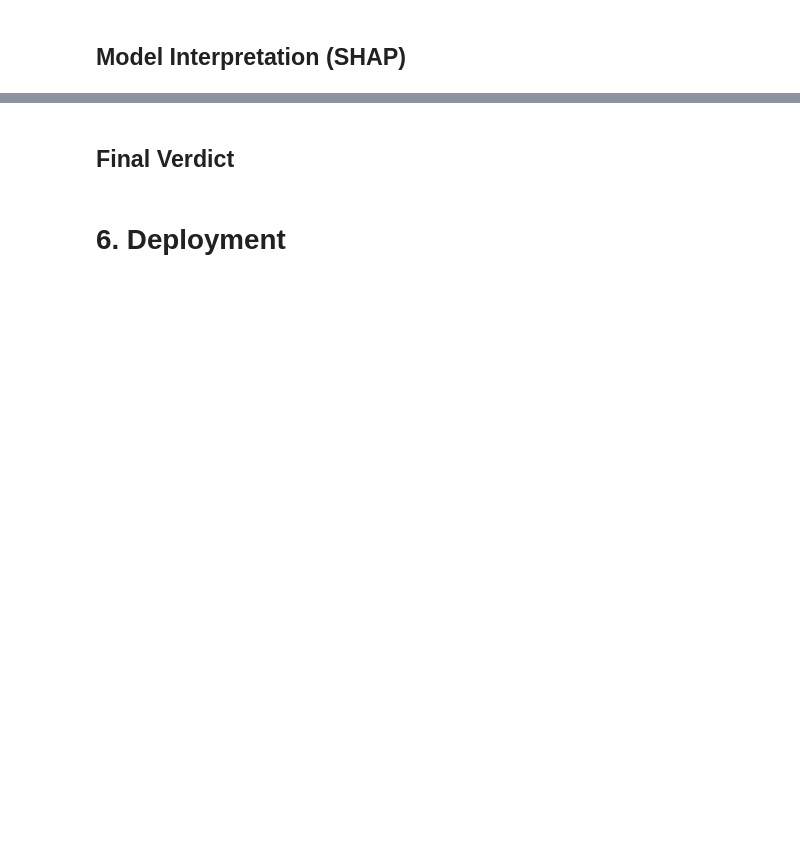
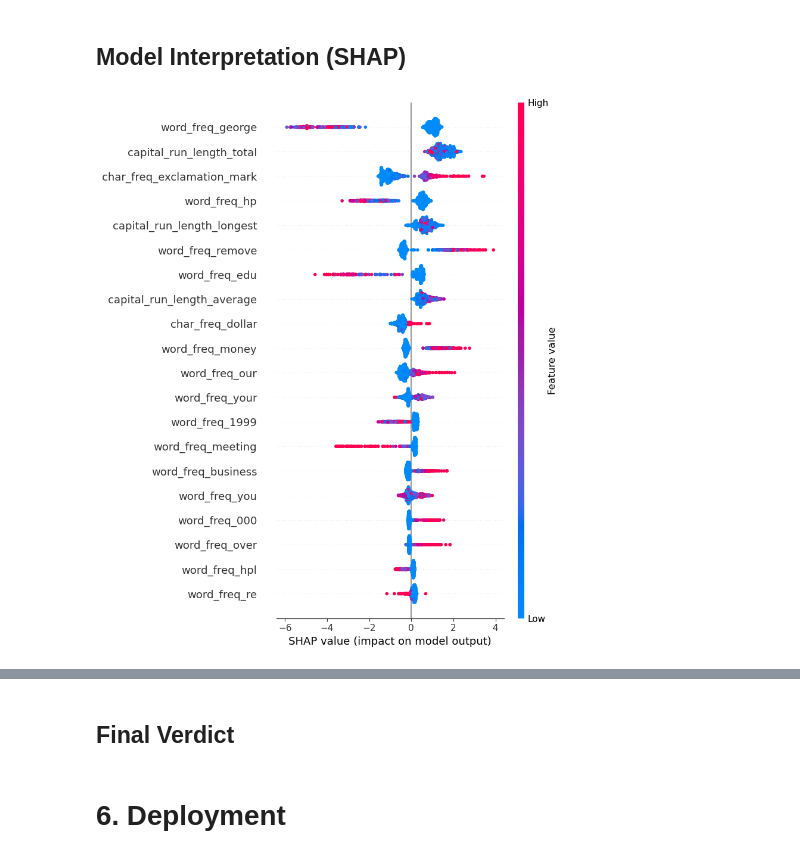
Before and after one commit to hansdarmawann/spambase-lgbm, a Jupyter notebook: spb_hd.ipynb, the cells around one changed output, grey strips where cells are left out. Saved outputs shown, nothing was run; the diff lists cells and outputs as text; code cells hidden in the pictures; blank space fills up the shorter version.

Commit message:
Re-add SHAP values; Deploy model using joblib

```diff
--- a/spb_hd.ipynb
+++ b/spb_hd.ipynb
@@ -515,2 +542,13 @@ Best recall score: 0.9426
 # %% [markdown]
 ## After Tuning
+# %%
+# Evaluasi model setelah tuning (best estimator dari random_search)
+best_model = random_search.best_estimator_
+
+y_pred_tuned = best_model.predict(X_test)
+
+print("Classification Report - After Tuning:")
+print(classification_report(y_test, y_pred_tuned))
+
+print("Confusion Matrix - After Tuning:")
+print(confusion_matrix(y_test, y_pred_tuned))
@@ -517,2 +569,26 @@ Best recall score: 0.9426
 # %% [markdown]
 ## Model Interpretation (SHAP)
+# %%
+import shap
+import matplotlib.pyplot as plt
+
+# Pastikan SHAP sudah terinstall, jika belum jalankan:
+# !pip install shap
+
+# Ambil model LightGBM dari pipeline (classifier saja)
+model = best_model.named_steps['classifier']
+
+# Gunakan data test (X_test) dalam format numpy array atau DataFrame
+X_test_data = X_test  # pastikan ini DataFrame atau array fitur
+
+# Buat explainer SHAP untuk LightGBM (TreeExplainer lebih cepat untuk tree-based models)
+explainer = shap.TreeExplainer(model)
+
+# Hitung nilai SHAP untuk data test
+shap_values = explainer.shap_values(X_test_data)
+
+# Plot summary SHAP (global feature importance dengan arah pengaruh)
+plt.figure(figsize=(12, 8))
+shap.summary_plot(shap_values, X_test_data, plot_type="dot", show=True)
+# %% [output]
+[figure, added]
```
Also changed, not shown: parts of 9 cells of this notebook, 1 other file.
